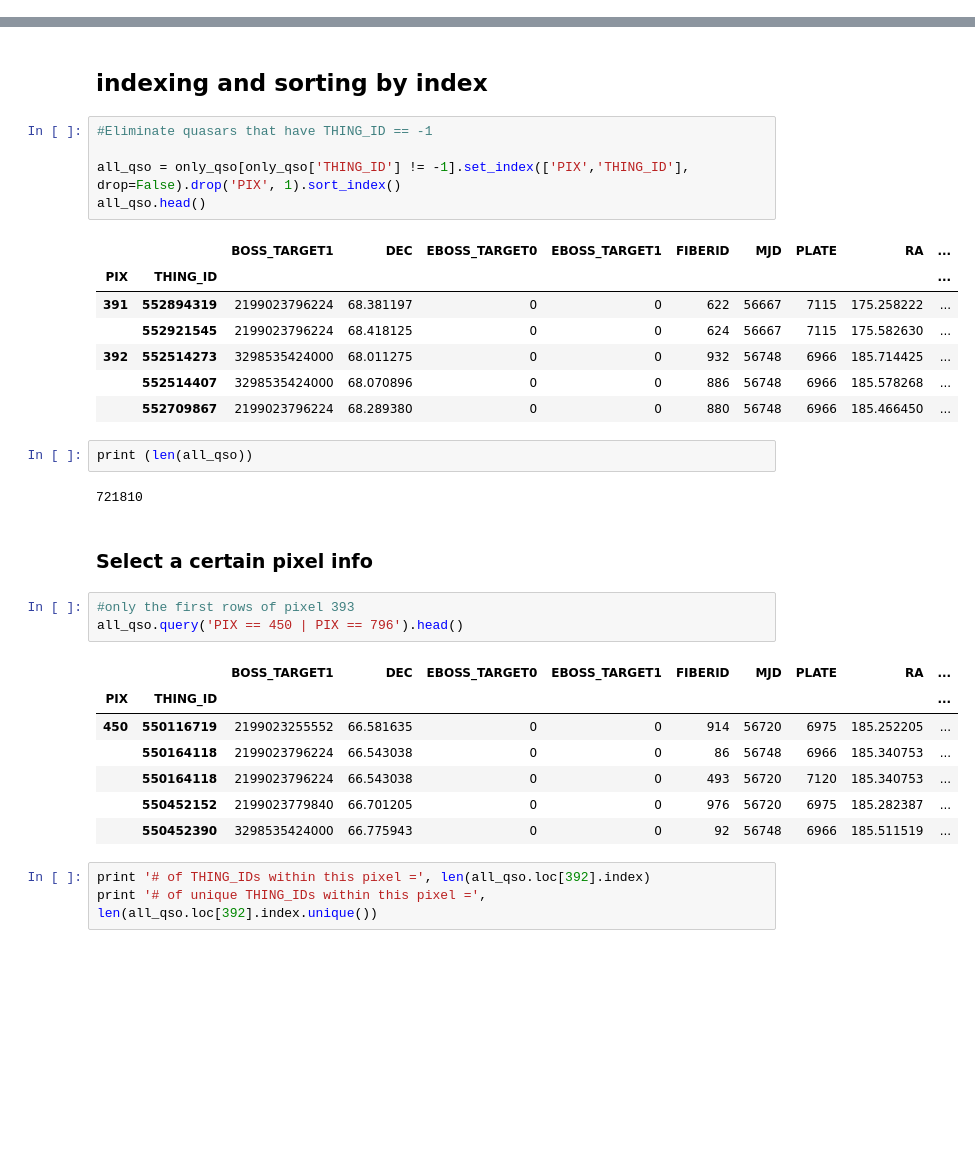
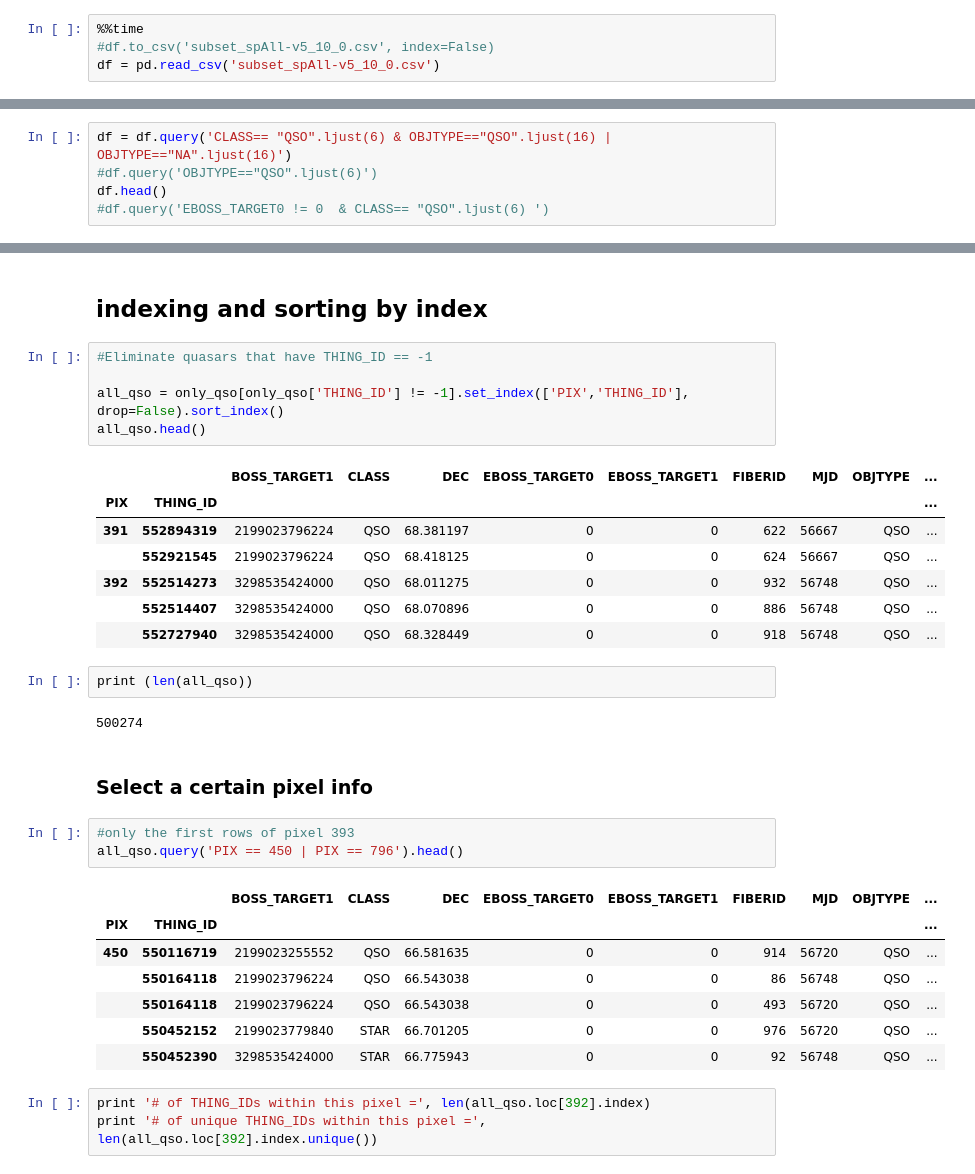
Before and after one commit to slosar/ForetFusion, a Jupyter notebook: sdss_catalog.ipynb, the cells around one changed output, grey strips where cells are left out. Saved outputs shown, nothing was run; the diff lists cells and outputs as text; blank space fills up the shorter version.

```diff
--- a/sdss_catalog.ipynb
+++ b/sdss_catalog.ipynb
@@ -51,0 +45,4 @@ number of rows = 3008000
+# %%
+%%time
+#df.to_csv('subset_spAll-v5_10_0.csv', index=False)
+df = pd.read_csv('subset_spAll-v5_10_0.csv')
@@ -73,0 +80,5 @@ df.head()
+# %%
+df = df.query('CLASS== "QSO".ljust(6) & OBJTYPE=="QSO".ljust(16) | OBJTYPE=="NA".ljust(16)')
+#df.query('OBJTYPE=="QSO".ljust(6)')
+df.head()
+#df.query('EBOSS_TARGET0 != 0  & CLASS== "QSO".ljust(6) ')
@@ -107,33 +133,33 @@ boss_qsos= 466098
 # %%
 #Eliminate quasars that have THING_ID == -1
 
-all_qso = only_qso[only_qso['THING_ID'] != -1].set_index(['PIX','THING_ID'], drop=False).drop('PIX', 1).sort_index()
+all_qso = only_qso[only_qso['THING_ID'] != -1].set_index(['PIX','THING_ID'], drop=False).sort_index()
 all_qso.head()
 # %% [output]
-|  |  | BOSS_TARGET1 | DEC | EBOSS_TARGET0 | EBOSS_TARGET1 | FIBERID | MJD | PLATE | RA | ... |
+|  |  | BOSS_TARGET1 | CLASS | DEC | EBOSS_TARGET0 | EBOSS_TARGET1 | FIBERID | MJD | OBJTYPE | ... |
 | PIX | THING_ID |  |  |  |  |  |  |  |  | ... |
-| 391 | 552894319 | 2199023796224 | 68.381197 | 0 | 0 | 622 | 56667 | 7115 | 175.258222 | ... |
-|  | 552921545 | 2199023796224 | 68.418125 | 0 | 0 | 624 | 56667 | 7115 | 175.582630 | ... |
-| 392 | 552514273 | 3298535424000 | 68.011275 | 0 | 0 | 932 | 56748 | 6966 | 185.714425 | ... |
-|  | 552514407 | 3298535424000 | 68.070896 | 0 | 0 | 886 | 56748 | 6966 | 185.578268 | ... |
-|  | 552709867 | 2199023796224 | 68.289380 | 0 | 0 | 880 | 56748 | 6966 | 185.466450 | ... |
+| 391 | 552894319 | 2199023796224 | QSO | 68.381197 | 0 | 0 | 622 | 56667 | QSO | ... |
+|  | 552921545 | 2199023796224 | QSO | 68.418125 | 0 | 0 | 624 | 56667 | QSO | ... |
+| 392 | 552514273 | 3298535424000 | QSO | 68.011275 | 0 | 0 | 932 | 56748 | QSO | ... |
+|  | 552514407 | 3298535424000 | QSO | 68.070896 | 0 | 0 | 886 | 56748 | QSO | ... |
+|  | 552727940 | 3298535424000 | QSO | 68.328449 | 0 | 0 | 918 | 56748 | QSO | ... |
 # %%
 print (len(all_qso))
 # %% [output]
-721810
+500274
 # %% [markdown]
 ### Select  a certain pixel info
 # %%
 #only the first rows of pixel 393
 all_qso.query('PIX == 450 | PIX == 796').head()
 # %% [output]
-|  |  | BOSS_TARGET1 | DEC | EBOSS_TARGET0 | EBOSS_TARGET1 | FIBERID | MJD | PLATE | RA | ... |
+|  |  | BOSS_TARGET1 | CLASS | DEC | EBOSS_TARGET0 | EBOSS_TARGET1 | FIBERID | MJD | OBJTYPE | ... |
 | PIX | THING_ID |  |  |  |  |  |  |  |  | ... |
-| 450 | 550116719 | 2199023255552 | 66.581635 | 0 | 0 | 914 | 56720 | 6975 | 185.252205 | ... |
-|  | 550164118 | 2199023796224 | 66.543038 | 0 | 0 | 86 | 56748 | 6966 | 185.340753 | ... |
-|  | 550164118 | 2199023796224 | 66.543038 | 0 | 0 | 493 | 56720 | 7120 | 185.340753 | ... |
-|  | 550452152 | 2199023779840 | 66.701205 | 0 | 0 | 976 | 56720 | 6975 | 185.282387 | ... |
-|  | 550452390 | 3298535424000 | 66.775943 | 0 | 0 | 92 | 56748 | 6966 | 185.511519 | ... |
+| 450 | 550116719 | 2199023255552 | QSO | 66.581635 | 0 | 0 | 914 | 56720 | QSO | ... |
+|  | 550164118 | 2199023796224 | QSO | 66.543038 | 0 | 0 | 86 | 56748 | QSO | ... |
+|  | 550164118 | 2199023796224 | QSO | 66.543038 | 0 | 0 | 493 | 56720 | QSO | ... |
+|  | 550452152 | 2199023779840 | STAR | 66.701205 | 0 | 0 | 976 | 56720 | QSO | ... |
+|  | 550452390 | 3298535424000 | STAR | 66.775943 | 0 | 0 | 92 | 56748 | QSO | ... |
 # %%
 print '# of THING_IDs within this pixel =', len(all_qso.loc[392].index)
 print '# of unique THING_IDs within this pixel =', len(all_qso.loc[392].index.unique())
```
Also changed, not shown: parts of 33 cells of this notebook, 3 other files.
